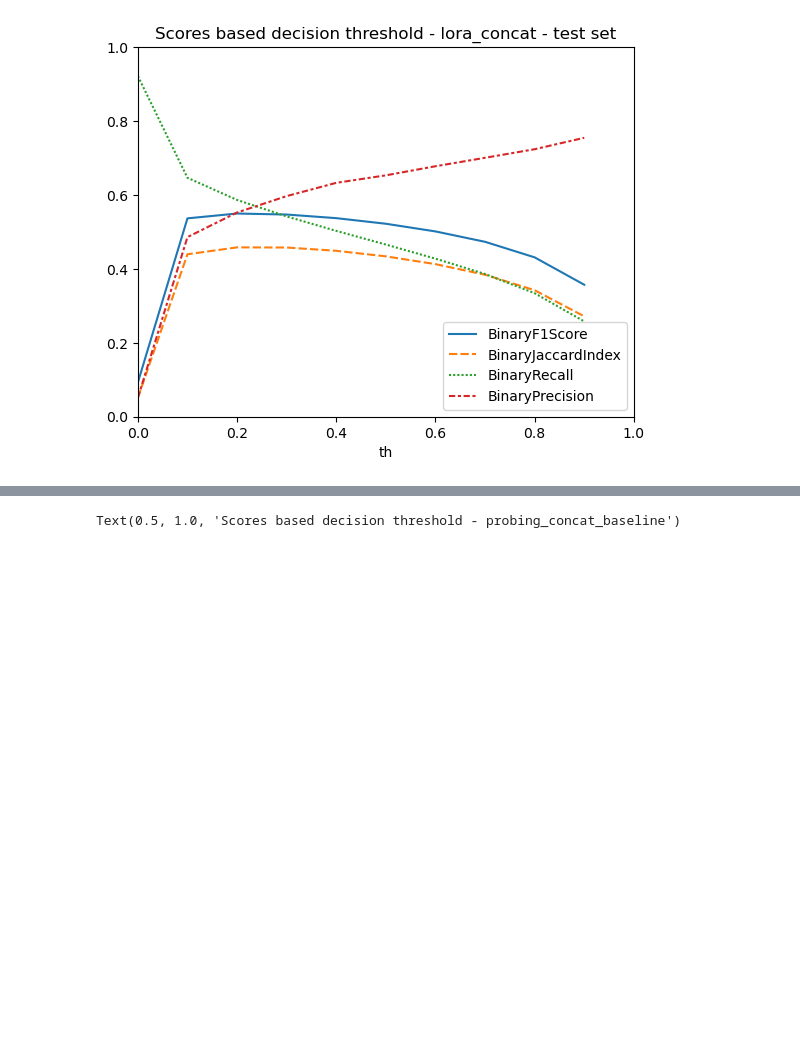
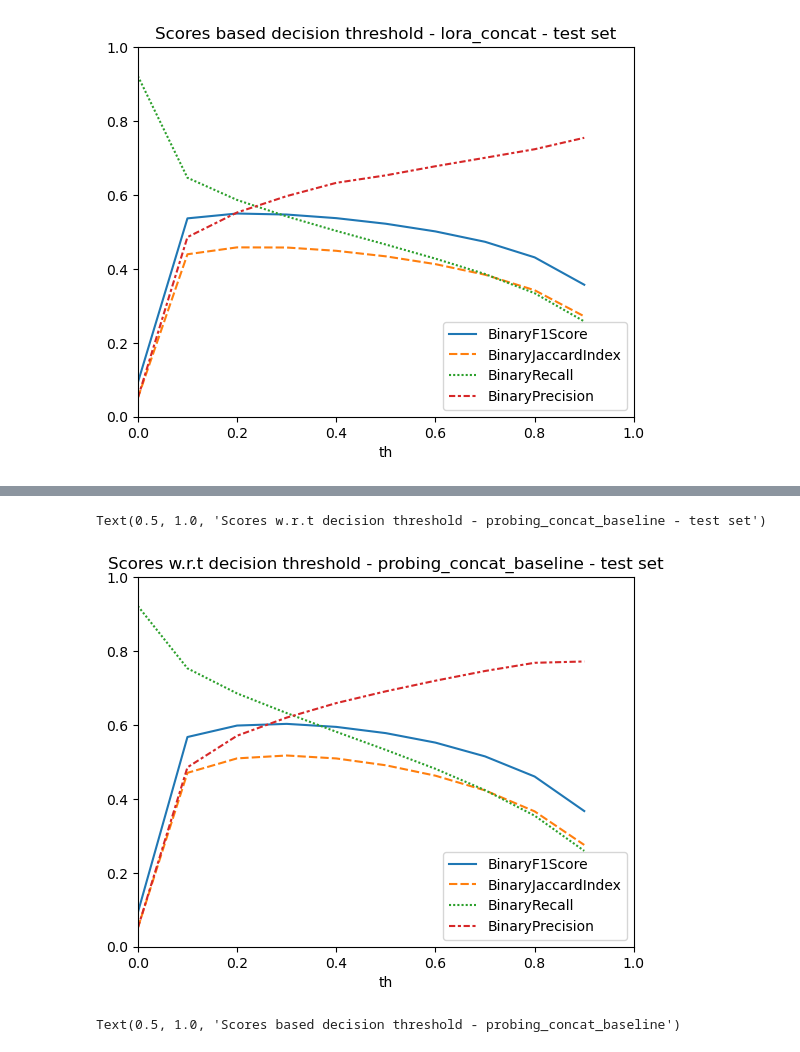
Before and after one commit to brustt/stylo_magique_intership_ign, a Jupyter notebook: notebooks/eval_mp.ipynb, the cells around one changed output, grey strips where cells are left out. Drawn from its saved outputs; the diff is of its cells as text; code cells hidden in the pictures; blank space fills up the shorter version.

```diff
--- a/notebooks/eval_mp.ipynb
+++ b/notebooks/eval_mp.ipynb
@@ -339,3 +343,12 @@ Text(0.5, 1.0, 'Scores based decision threshold - adapter_concat - test set')
+# %%
+import seaborn as sns
+sns.lineplot(scores)
+plt.ylim([0, 1])
+plt.xlim([0, 1])
+plt.title(f"Scores w.r.t decision threshold - {exp_name} - {ds_type} set")
+# %% [output]
+Text(0.5, 1.0, 'Scores w.r.t decision threshold - probing_concat_baseline - test set')
+[figure, added]
 # %%
 import seaborn as sns
 sns.lineplot(scores)
```
Also changed, not shown: parts of 8 cells of this notebook, 7 other files.
